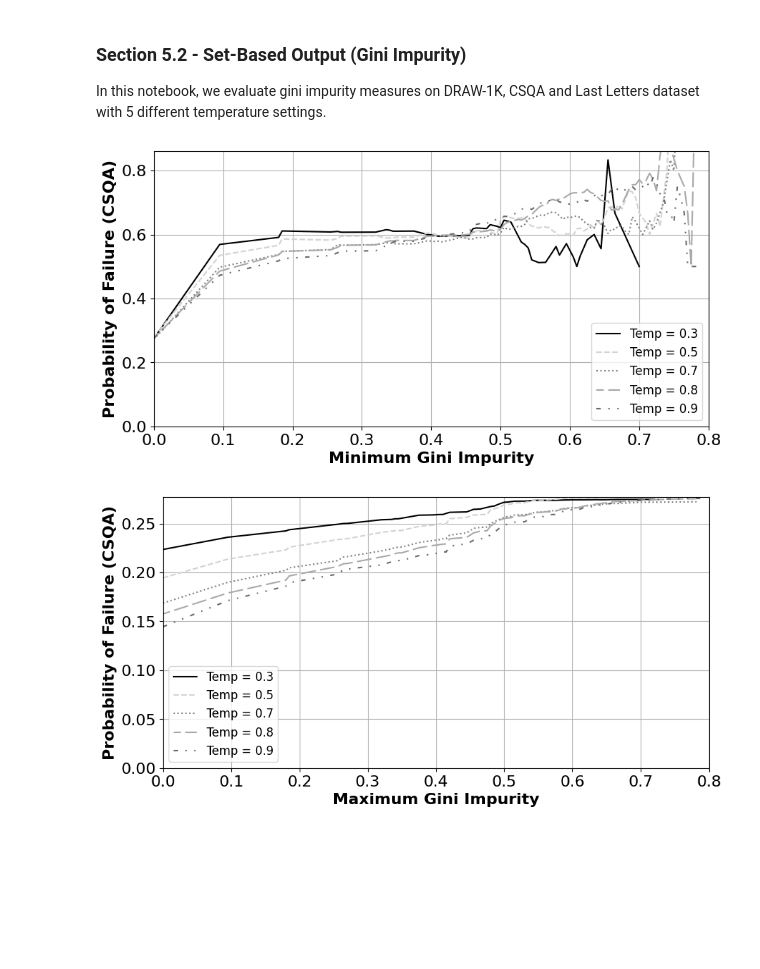
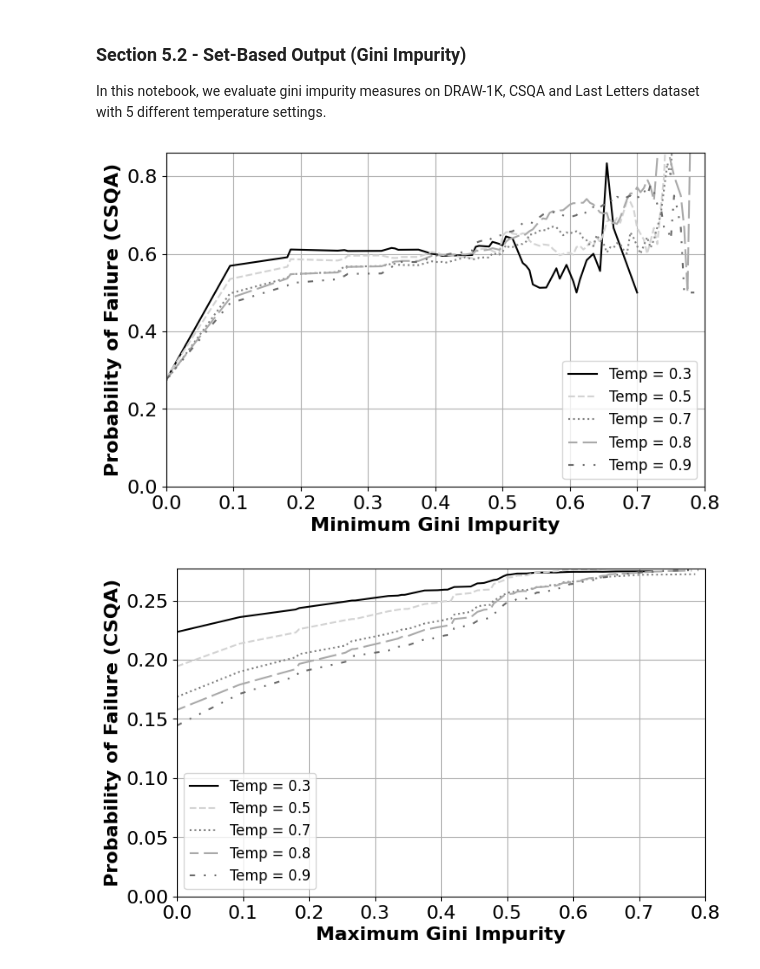
Before and after one commit to lab-v2/diversity_measures, a Jupyter notebook: scripts/analysis/eval_gini.ipynb, the cells around one changed output. Drawn from its saved outputs; the diff is of its cells as text; code cells hidden in the pictures; blank space fills up the shorter version.

```diff
--- a/scripts/analysis/eval_gini.ipynb
+++ b/scripts/analysis/eval_gini.ipynb
@@ -92,17 +92,17 @@ def plot_and_generate(DATASET, VARIATION, generate_func):
     plot_feature_vs_failure(entropy, type_str, VARIATION, DATASET)
 # %%
 for DATASET in ['csqa', 'draw','last_letters']:
-    plt.figure(figsize=(10,5))
+    plt.figure(figsize=(8,5))
     for VARIATION in ['base-T0.3', 'base-T0.5', 'base-T0.7', 'base-T0.8', 'base-T0.9']:
         plot_and_generate(DATASET, VARIATION, generate_geq)
     plt.legend(fontsize=12)
     plt.show()
 
-    plt.figure(figsize=(10,5))
+    plt.figure(figsize=(8,5))
     for VARIATION in ['base-T0.3', 'base-T0.5', 'base-T0.7', 'base-T0.8', 'base-T0.9']:
         plot_and_generate(DATASET, VARIATION, generate_leq)
     plt.legend(fontsize=12)
     plt.show()
 # %% [output]
-[figure, old version]
+[figure, new version]
-[figure, old version]
+[figure, new version]
```
Also changed, not shown: parts of 1 cell of this notebook, 45 other files.
